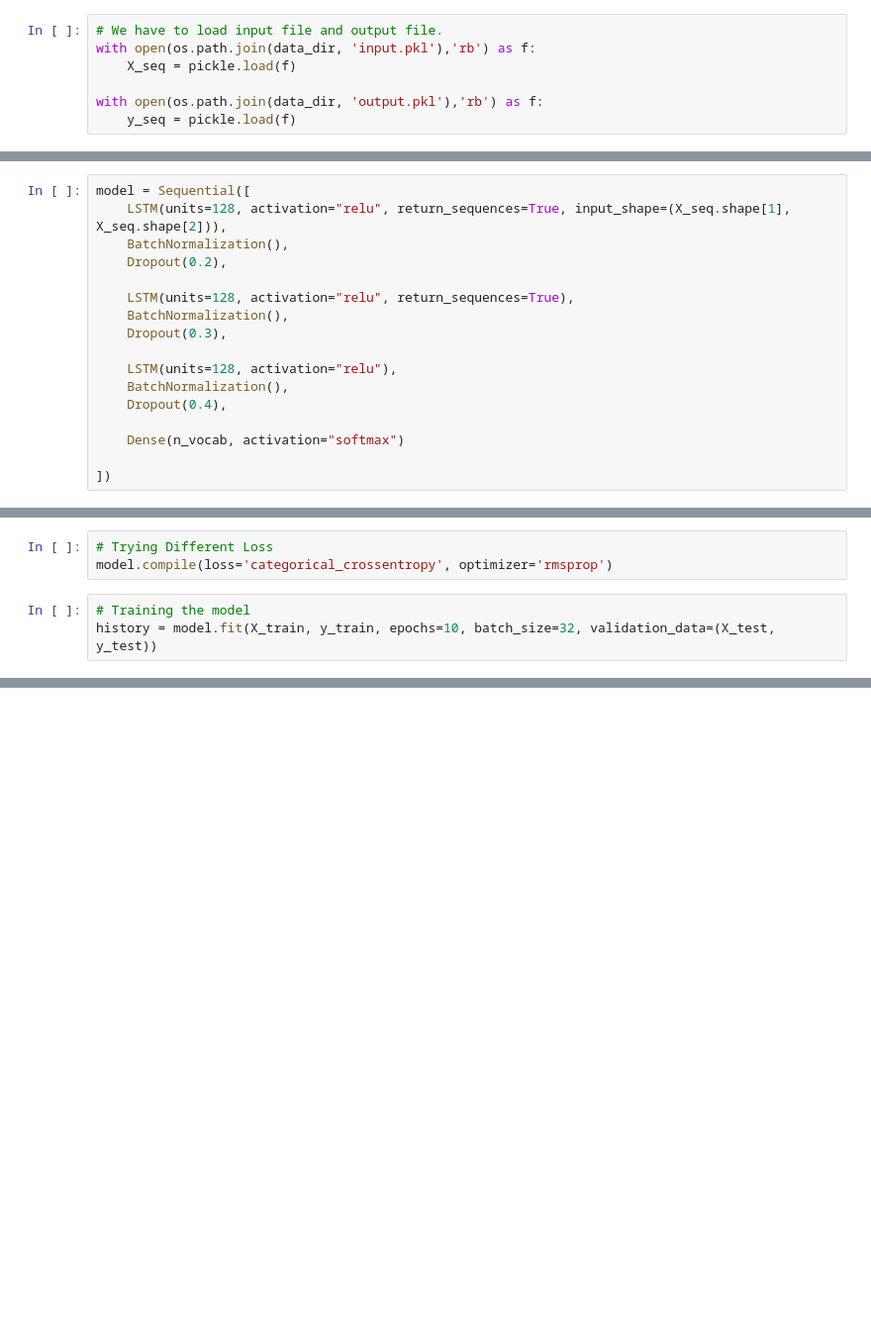
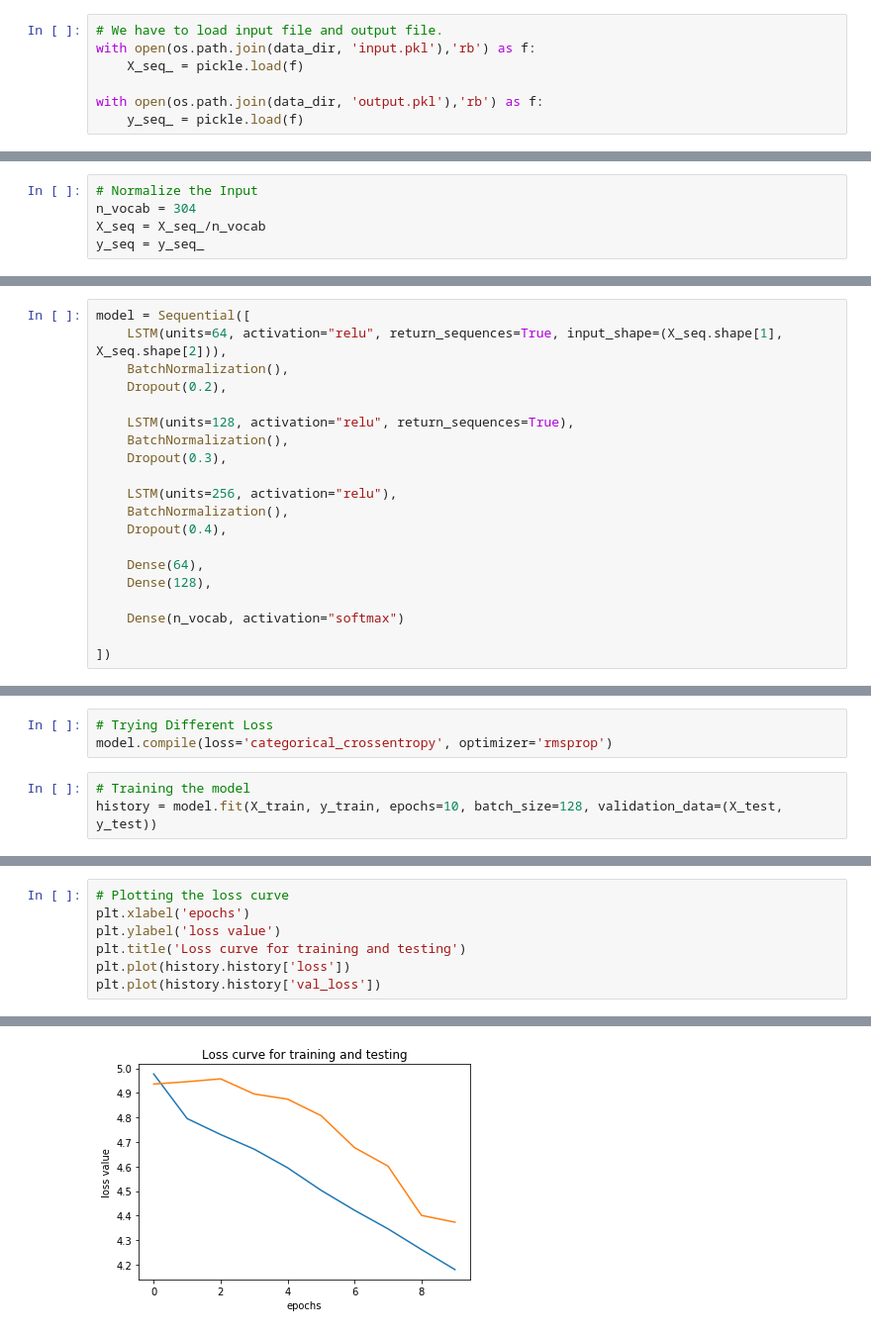
Before and after one commit to Devtown-India/musicGeneration, a Jupyter notebook: mainCodes/lstmModel_2.ipynb, the cells around one changed output, grey strips where cells are left out. Shown at 99% size. Drawn from its saved outputs; the diff is of its cells as text; blank space fills up the shorter version.

```diff
--- a/mainCodes/lstmModel_2.ipynb
+++ b/mainCodes/lstmModel_2.ipynb
@@ -22,9 +29,9 @@ os.listdir(data_dir)
 # %%
 # We have to load input file and output file.
 with open(os.path.join(data_dir, 'input.pkl'),'rb') as f:
-    X_seq = pickle.load(f)
+    X_seq_ = pickle.load(f)
 
 with open(os.path.join(data_dir, 'output.pkl'),'rb') as f:
-    y_seq = pickle.load(f)
+    y_seq_ = pickle.load(f)
 # %%
 # Printing the shape of the Data
@@ -32,5 +39,10 @@ X_seq.shape, y_seq.shape
 # %% [output]
 ((66925, 32, 1), (66925, 304))
+# %%
+# Normalize the Input
+n_vocab = 304
+X_seq = X_seq_/n_vocab
+y_seq = y_seq_
 # %% [markdown]
 ### Splitting Data
 # %%
@@ -45,7 +57,7 @@ n_vocab = y_test.shape[1]
 ### Building second model
 # %%
 model = Sequential([
-    LSTM(units=128, activation="relu", return_sequences=True, input_shape=(X_seq.shape[1], X_seq.shape[2])),
+    LSTM(units=64, activation="relu", return_sequences=True, input_shape=(X_seq.shape[1], X_seq.shape[2])),
     BatchNormalization(),
     Dropout(0.2),
 
@@ -53,9 +65,12 @@ model = Sequential([
     BatchNormalization(),
     Dropout(0.3),
 
-    LSTM(units=128, activation="relu"),
+    LSTM(units=256, activation="relu"),
     BatchNormalization(),
     Dropout(0.4),
+
+    Dense(64),
+    Dense(128),
 
     Dense(n_vocab, activation="softmax")
 
@@ -86,6 +101,6 @@ _________________________________________________________________
 model.compile(loss='categorical_crossentropy', optimizer='rmsprop')
 # %%
 # Training the model
-history = model.fit(X_train, y_train, epochs=10, batch_size=32, validation_data=(X_test, y_test))
+history = model.fit(X_train, y_train, epochs=10, batch_size=128, validation_data=(X_test, y_test))
 # %% [output]
 Epoch 1/10
@@ -110,0 +139,8 @@ Epoch 10/10
+# %%
+# Plotting the loss curve
+plt.xlabel('epochs')
+plt.ylabel('loss value')
+plt.title('Loss curve for training and testing')
+plt.plot(history.history['loss'])
+plt.plot(history.history['val_loss'])
+# %% [output]
@@ -110,0 +148 @@ Epoch 10/10
+[figure, added]
```
Also changed, not shown: parts of 8 cells of this notebook, 8 other files.
